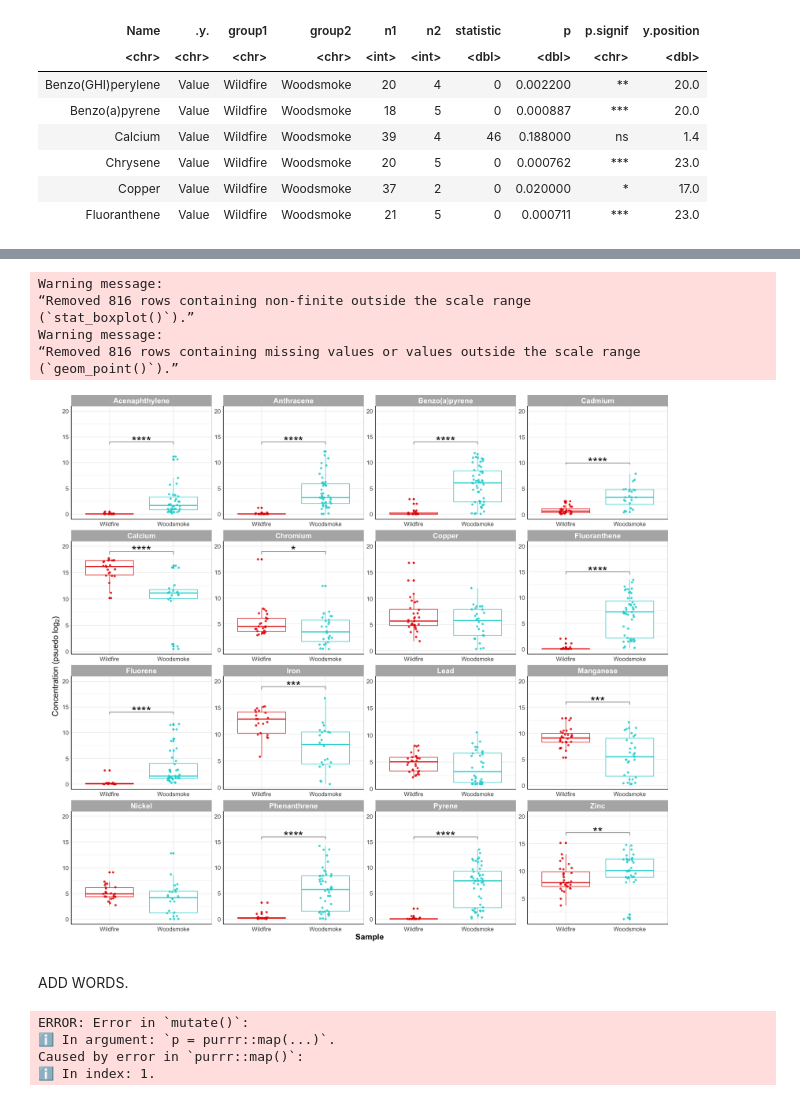
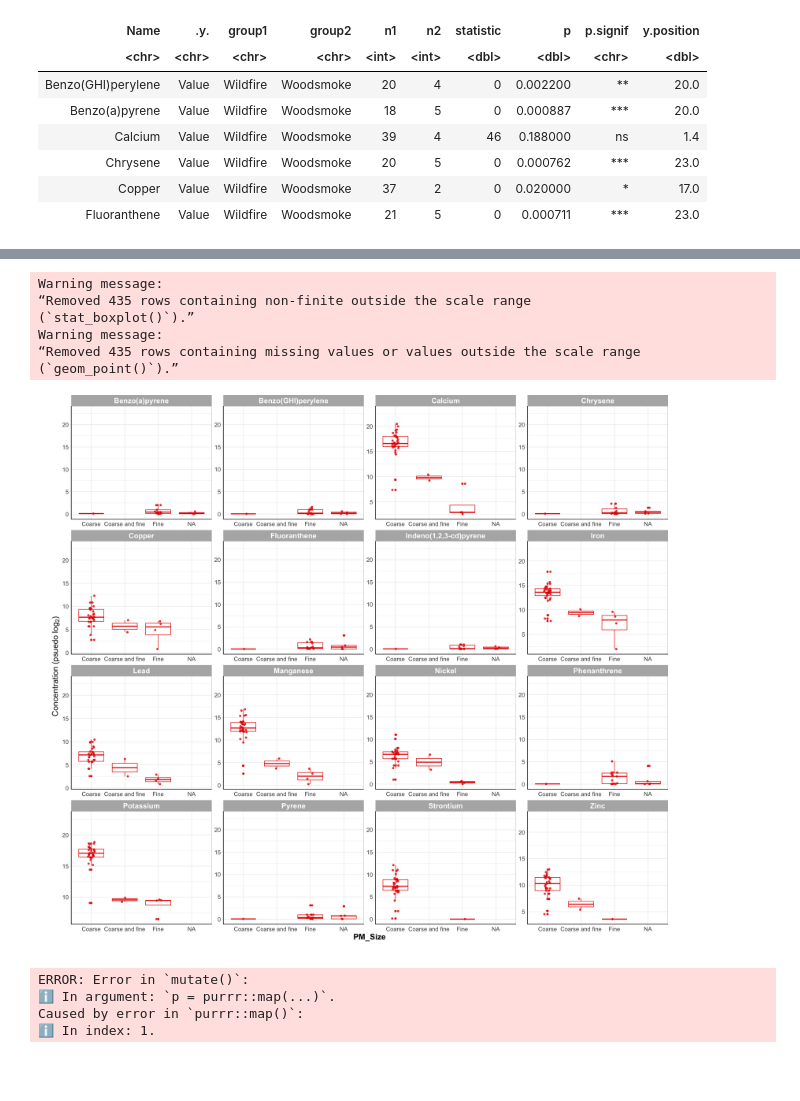
Before and after one commit to UNC-CEMALB/P1015.-Wildfire_Suffcient_Similiarity, a Jupyter notebook: 3. Individual Distribution Analyses/Boxplots.ipynb, the cells around one changed output, grey strips where cells are left out. Cells and saved outputs as stored; diff of their text form; code cells hidden in the pictures; blank space fills up the shorter version.

```diff
--- a/3. Individual Distribution Analyses/Boxplots.ipynb
+++ b/3. Individual Distribution Analyses/Boxplots.ipynb
@@ -575,36 +611,0 @@ Warning message:
-# %%
-weight_boxplots = ggplot(data = long_weight_df, aes(x = Sample, y = Value, color = Sample)) +
-  geom_boxplot() +
-  geom_point(position = position_jitter(w = 0.1), alpha = 0.8) +
-  ylim(NA, 20) + # adding more space for p value significance
-
-  # Adding a p value from a Wilcoxon test
-  stat_pvalue_manual(sample_test_weight %>%
-                         filter(p.signif != 'ns'), label = "p.signif", size = 9) +
-
-
-  facet_wrap(~Name, scales = 'free') +
-
-  theme_light() +
-  theme(axis.line = element_line(colour = "black"), #making x and y axes black
-        axis.text = element_text(size = 12), #changing size of x axis labels
-        legend.position = 'none', # removes legend
-        plot.margin = unit(c(0,0,2,2), "lines"), # adding space at the bottom of the figure
-        axis.title = element_text(face = "bold", size = rel(1.5)),
-        strip.text.x = element_text(size = 15, face = "bold"), #changes size of facet x axis
-        strip.text.y = element_text(size = 15, face = "bold")) + #changes axis titles
-
-  labs(y = expression("Concentration (psuedo "*log[2]*") ")) + #changing axis labels
-  scale_color_manual(values = c('#e60000', '#00d2d2'))
-
-weight_boxplots
-# %% [output]
-Warning message:
-“Removed 816 rows containing non-finite outside the scale range
-(`stat_boxplot()`).”
-Warning message:
-“Removed 816 rows containing missing values or values outside the scale range
-(`geom_point()`).”
-[figure, removed]
-# %% [markdown]
-ADD WORDS.
@@ -611,3 +618,39 @@ ADD WORDS.
+# %%
+options(repr.plot.width=18, repr.plot.height=16) #changing size
+
+meh_boxplots = ggplot(data = long_vol_df %>%
+                          filter(Sample == 'Wildfire'), aes(x = PM_Size, y = Value, color = Sample)) +
+  geom_boxplot() +
+  geom_point(position = position_jitter(w = 0.1), alpha = 0.8) +
+  ylim(NA, 23) + # adding more space for p value significance
+
+  # Adding a p value from a Wilcoxon test
+  # stat_pvalue_manual(sample_test_vol %>%
+  #                        filter(p.signif != 'ns'), label = "p.signif", size = 9) +
+
+  facet_wrap(~Name, scales = 'free') +
+
+  theme_light() +
+  theme(axis.line = element_line(colour = "black"), #making x and y axes black
+        axis.text = element_text(size = 12), #changing size of x axis labels
+        legend.position = 'none', # removes legend
+        plot.margin = unit(c(0,0,2,2), "lines"), # adding space at the bottom of the figure
+        axis.title = element_text(face = "bold", size = rel(1.5)),
+        strip.text.x = element_text(size = 15, face = "bold"), #changes size of facet x axis
+        strip.text.y = element_text(size = 15, face = "bold")) + #changes axis titles
+
+  labs(y = expression("Concentration (psuedo "*log[2]*") ")) + #changing axis labels
+  scale_color_manual(values = c('#e60000', '#00d2d2'))
+
+meh_boxplots
+# %% [output]
+Warning message:
+“Removed 435 rows containing non-finite outside the scale range
+(`stat_boxplot()`).”
+Warning message:
+“Removed 435 rows containing missing values or values outside the scale range
+(`geom_point()`).”
+[figure, added]
 # %%
 # long_vol_df = long_vol_df %>%
 #     rename(Sample_Matrix_Sample = `Sample_Matrix:Sample`)
```
Also changed, not shown: parts of 13 cells of this notebook.
